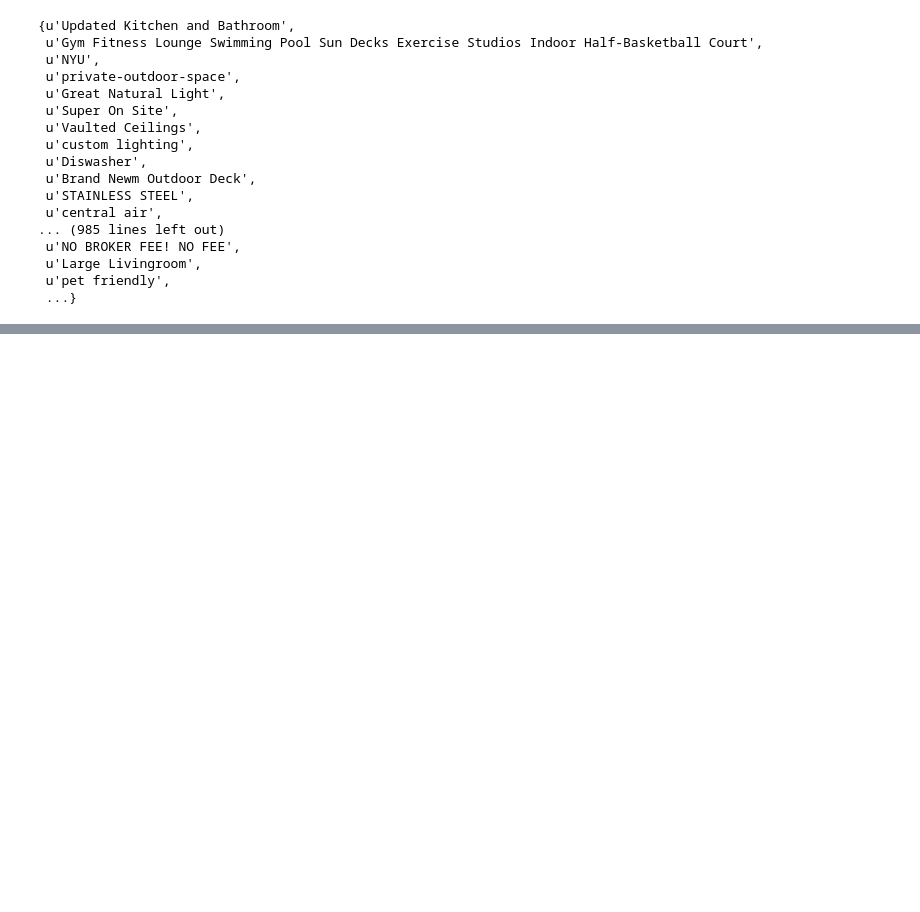
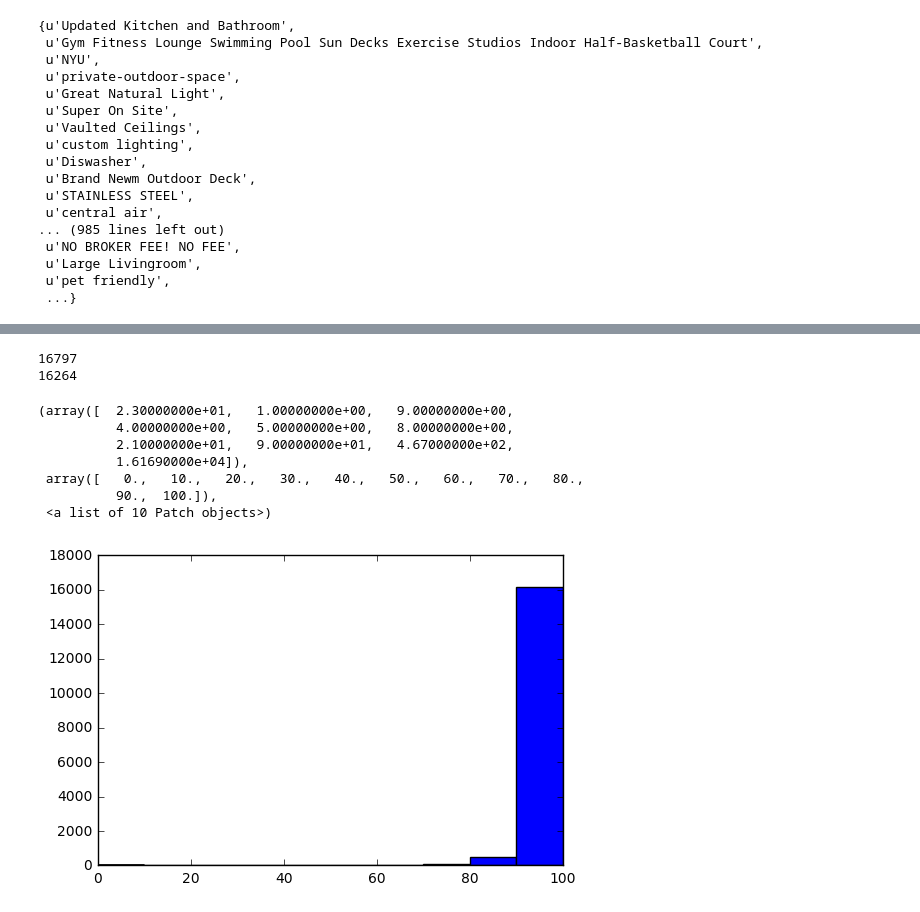
Before and after one commit to pateli18/kgl-renthop, a Jupyter notebook: Exploration.ipynb, the cells around one changed output, grey strips where cells are left out. Drawn from its saved outputs; the diff is of its cells as text; code cells hidden in the pictures; blank space fills up the shorter version.

Commit message:
walkscore and yelp
walkscore and yelp

```diff
--- a/Exploration.ipynb
+++ b/Exploration.ipynb
@@ -108,0 +191,25 @@ features
+# %%
+df1 = pd.read_json('data.json')
+df2 = pd.read_json('data2.json')
+df3 = pd.read_json('data3.json')
+df4 = pd.read_json('data4.json')
+df5 = pd.read_json('data5.json')
+df = df1.append([df2,df3,df4,df5])
+df.to_csv('walkscore.csv',index = False)
+
+print len(df)
+print len(df['ws_link'].unique())
+# %% [output]
+16797
+16264
+# %%
+plt.hist(df['walkscore'],bins = 10)
+# %% [output]
+(array([  2.30000000e+01,   1.00000000e+00,   9.00000000e+00,
+          4.00000000e+00,   5.00000000e+00,   8.00000000e+00,
+          2.10000000e+01,   9.00000000e+01,   4.67000000e+02,
+          1.61690000e+04]),
+ array([   0.,   10.,   20.,   30.,   40.,   50.,   60.,   70.,   80.,
+          90.,  100.]),
+ <a list of 10 Patch objects>)
+[figure, added]
```
Also changed, not shown: parts of 19 cells of this notebook, 4 other files.
